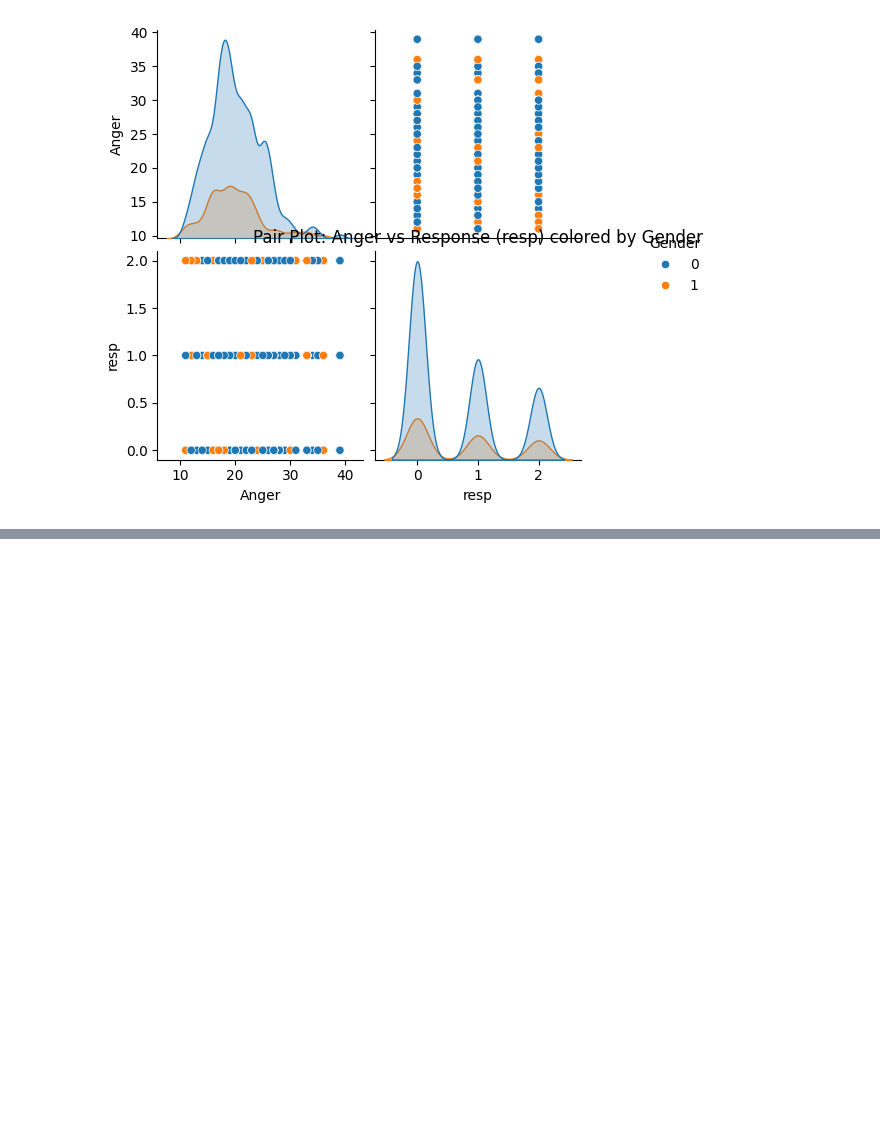
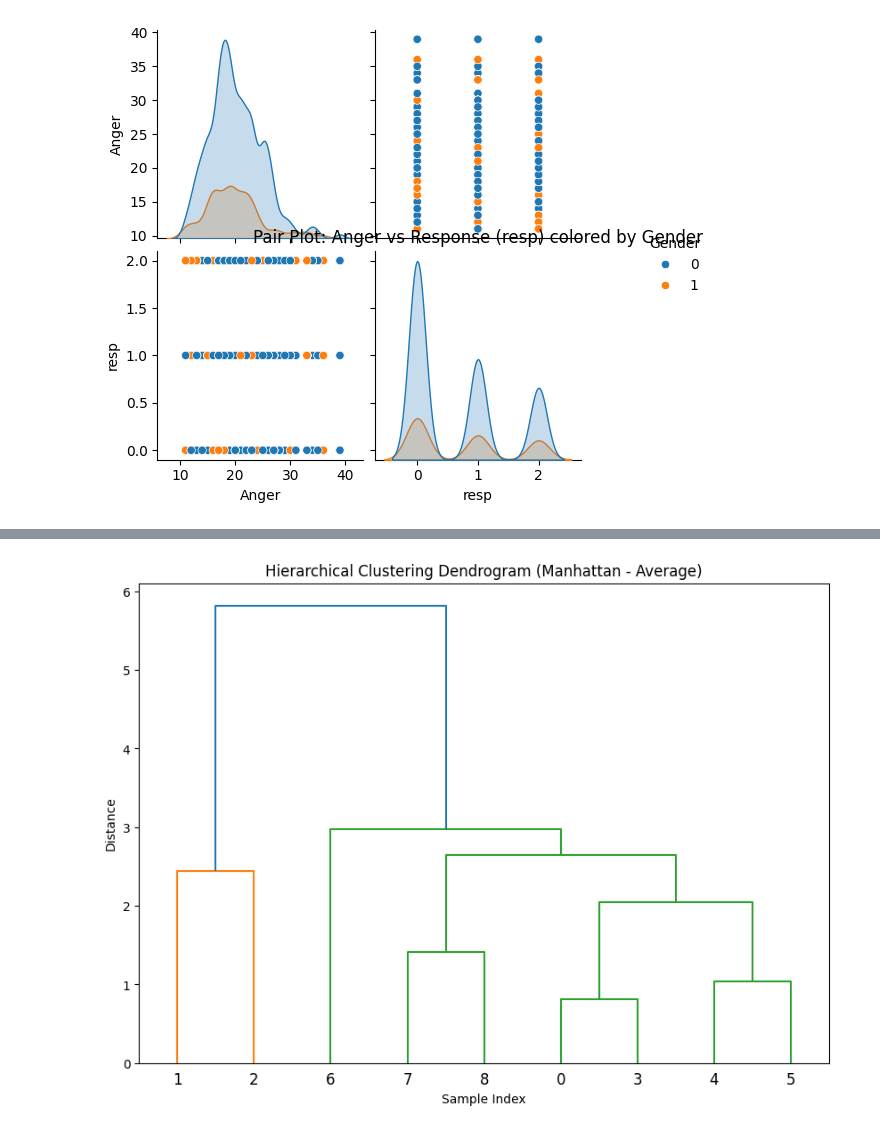
Before and after one commit to SidNegi/EDA_Assignment-, a Jupyter notebook: eda_theory.ipynb, the cells around one changed output, grey strips where cells are left out. Saved outputs shown, nothing was run; the diff lists cells and outputs as text; code cells hidden in the pictures; blank space fills up the shorter version.

```diff
--- a/eda_theory.ipynb
+++ b/eda_theory.ipynb
@@ -573,0 +770,11 @@ plt.show()
+# %%
+# Hierarchical clustering using Manhattan distance (Average method)
+Z_manhattan = linkage(clustering_data_scaled, method='average', metric='cityblock')
+plt.figure(figsize=(10, 7))
+dendrogram(Z_manhattan, labels=table_3d.index)
+plt.title('Hierarchical Clustering Dendrogram (Manhattan - Average)')
+plt.xlabel('Sample Index')
+plt.ylabel('Distance')
+plt.show()
+# %% [output]
+[figure, added]
```
Also changed, not shown: parts of 13 cells of this notebook.
